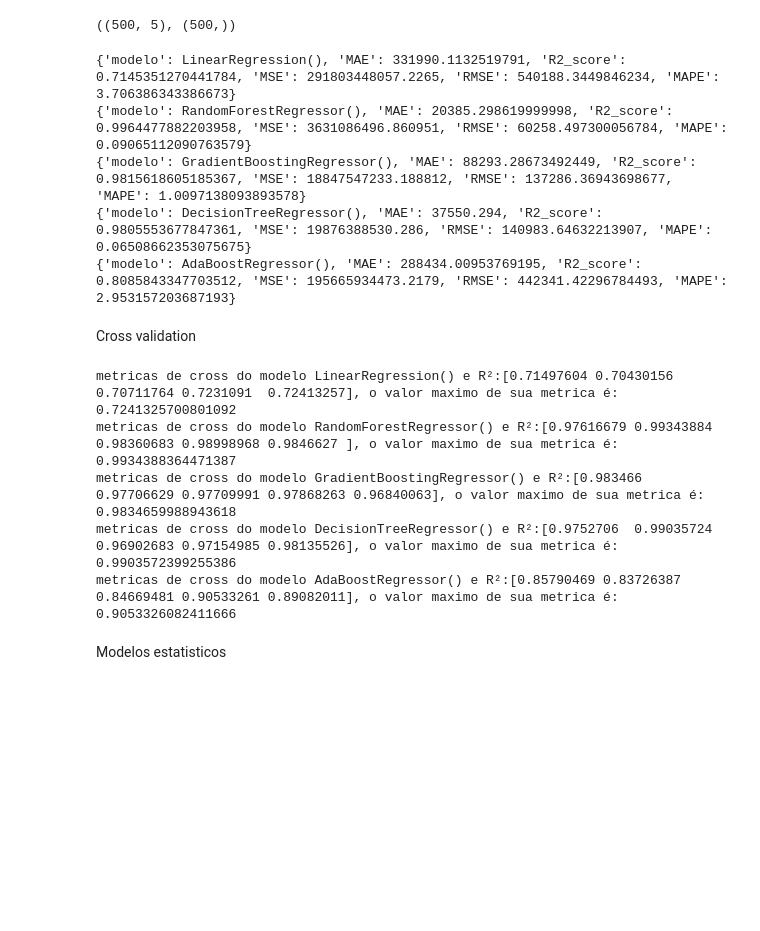
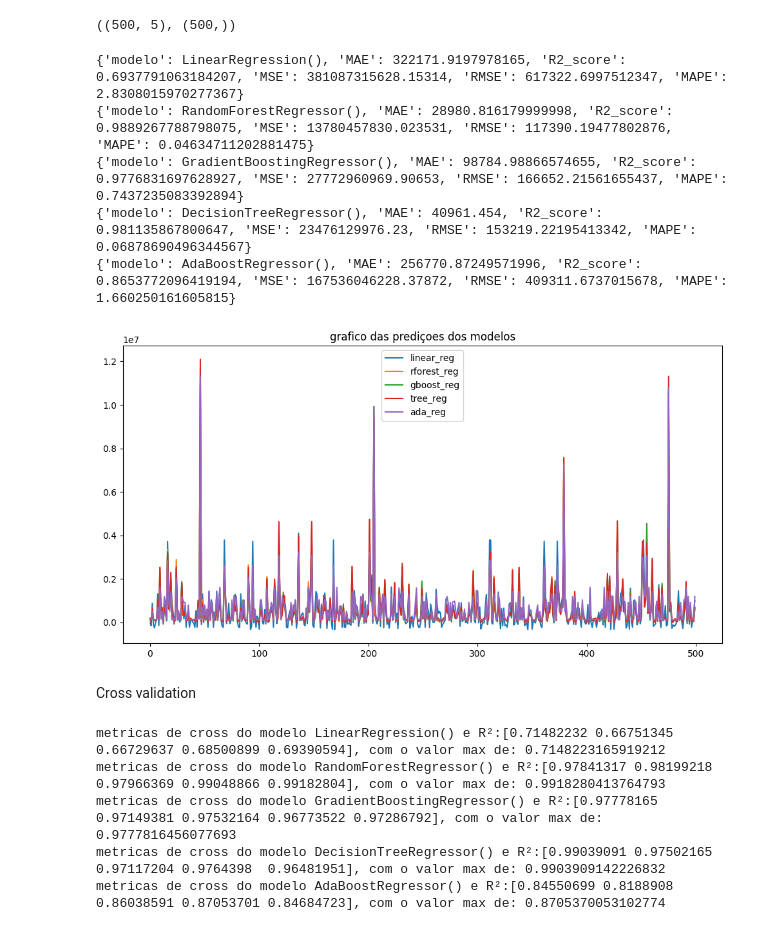
Before and after one commit to WesleySouza13/energy-consumption-forecast-br, a Jupyter notebook: Untitled-1.ipynb, the cells around one changed output. Cells and saved outputs as stored; diff of their text form; code cells hidden in the pictures; blank space fills up the shorter version.

```diff
--- a/Untitled-1.ipynb
+++ b/Untitled-1.ipynb
@@ -606,18 +606,27 @@ x_test_sample.shape, y_test_sample.shape
 # %% [output]
 ((500, 5), (500,))
 # %%
-#ponteiro para treinar modelos
-for i, model in models.items():
+#ponteiro para treinar modelos e prediçao
+predictions = {}
+for i, (model_name, model) in enumerate(models.items()):
     pipe.set_params(model=model).fit(x_sample,y_sample)
     pred_ = pipe.predict(x_test_sample)
     metrics = calculate_metrics(model=model, y_teste=y_test_sample, pred=pred_)
 
     print(metrics)
+    predictions[model_name] = pred_
+
+plt.figure(figsize=(12, 6))
+for model_name, preds in predictions.items():
+    sns.lineplot(x=range(len(preds)), y=preds, label=model_name)
+plt.title('grafico das prediçoes dos modelos')
+plt.show()
 # %% [output]
-{'modelo': LinearRegression(), 'MAE': 331990.1132519791, 'R2_score': 0.7145351270441784, 'MSE': 291803448057.2265, 'RMSE': 540188.3449846234, 'MAPE': 3.706386343386673}
-{'modelo': RandomForestRegressor(), 'MAE': 20385.298619999998, 'R2_score': 0.9964477882203958, 'MSE': 3631086496.860951, 'RMSE': 60258.497300056784, 'MAPE': 0.09065112090763579}
-{'modelo': GradientBoostingRegressor(), 'MAE': 88293.28673492449, 'R2_score': 0.9815618605185367, 'MSE': 18847547233.188812, 'RMSE': 137286.36943698677, 'MAPE': 1.0097138093893578}
-{'modelo': DecisionTreeRegressor(), 'MAE': 37550.294, 'R2_score': 0.9805553677847361, 'MSE': 19876388530.286, 'RMSE': 140983.64632213907, 'MAPE': 0.06508662353075675}
-{'modelo': AdaBoostRegressor(), 'MAE': 288434.00953769195, 'R2_score': 0.8085843347703512, 'MSE': 195665934473.2179, 'RMSE': 442341.42296784493, 'MAPE': 2.953157203687193}
+{'modelo': LinearRegression(), 'MAE': 322171.9197978165, 'R2_score': 0.6937791063184207, 'MSE': 381087315628.15314, 'RMSE': 617322.6997512347, 'MAPE': 2.8308015970277367}
+{'modelo': RandomForestRegressor(), 'MAE': 28980.816179999998, 'R2_score': 0.9889267788798075, 'MSE': 13780457830.023531, 'RMSE': 117390.19477802876, 'MAPE': 0.04634711202881475}
+{'modelo': GradientBoostingRegressor(), 'MAE': 98784.98866574655, 'R2_score': 0.9776831697628927, 'MSE': 27772960969.90653, 'RMSE': 166652.21561655437, 'MAPE': 0.7437235083392894}
+{'modelo': DecisionTreeRegressor(), 'MAE': 40961.454, 'R2_score': 0.981135867800647, 'MSE': 23476129976.23, 'RMSE': 153219.22195413342, 'MAPE': 0.06878690496344567}
+{'modelo': AdaBoostRegressor(), 'MAE': 256770.87249571996, 'R2_score': 0.8653772096419194, 'MSE': 167536046228.37872, 'RMSE': 409311.6737015678, 'MAPE': 1.660250161605815}
+[figure, added]
 # %% [markdown]
 Cross validation
@@ -624,12 +636,12 @@ Cross validation
 # %%
-kf = KFold(n_splits=5, shuffle=True)
-for i, cross in models.items():
-    model_cross = pipe.set_params(model=cross)
-    cross_val = cross_val_score(model_cross, X=x_sample, y=y_sample, cv=kf, scoring='r2')
-    print(f'metricas de cross do modelo {cross} e R²:{cross_val}, o valor maximo de sua metrica é: {cross_val.max()}')
+#cross val score
+for i, cross_ in models.items():
+    model_cross_val= pipe.set_params(model=cross_)
+    cross_val = cross_val_score(model_cross_val, X=x_sample, y=y_sample, cv=kf, scoring='r2')
+    print(f'metricas de cross do modelo {cross_} e R²:{cross_val}, com o valor max de: {cross_val.max()}')
 # %% [output]
-metricas de cross do modelo LinearRegression() e R²:[0.71497604 0.70430156 0.70711764 0.7231091  0.72413257], o valor maximo de sua metrica é: 0.7241325700801092
-metricas de cross do modelo RandomForestRegressor() e R²:[0.97616679 0.99343884 0.98360683 0.98998968 0.9846627 ], o valor maximo de sua metrica é: 0.9934388364471387
-metricas de cross do modelo GradientBoostingRegressor() e R²:[0.983466   0.97706629 0.97709991 0.97868263 0.96840063], o valor maximo de sua metrica é: 0.9834659988943618
-metricas de cross do modelo DecisionTreeRegressor() e R²:[0.9752706  0.99035724 0.96902683 0.97154985 0.98135526], o valor maximo de sua metrica é: 0.9903572399255386
-metricas de cross do modelo AdaBoostRegressor() e R²:[0.85790469 0.83726387 0.84669481 0.90533261 0.89082011], o valor maximo de sua metrica é: 0.9053326082411666
+metricas de cross do modelo LinearRegression() e R²:[0.71482232 0.66751345 0.66729637 0.68500899 0.69390594], com o valor max de: 0.7148223165919212
+metricas de cross do modelo RandomForestRegressor() e R²:[0.97841317 0.98199218 0.97966369 0.99048866 0.99182804], com o valor max de: 0.9918280413764793
+metricas de cross do modelo GradientBoostingRegressor() e R²:[0.97778165 0.97149381 0.97532164 0.96773522 0.97286792], com o valor max de: 0.9777816456077693
+metricas de cross do modelo DecisionTreeRegressor() e R²:[0.99039091 0.97502165 0.97117204 0.9764398  0.96481951], com o valor max de: 0.9903909142226832
+metricas de cross do modelo AdaBoostRegressor() e R²:[0.84550699 0.8188908  0.86038591 0.87053701 0.84684723], com o valor max de: 0.8705370053102774
@@ -638,2 +647,0 @@ metricas de cross do modelo AdaBoostRegressor() e R²:[0.85790469 0.83726387 0.8
-# %% [markdown]
-Modelos estatisticos
```
Also changed, not shown: parts of 13 cells of this notebook.
